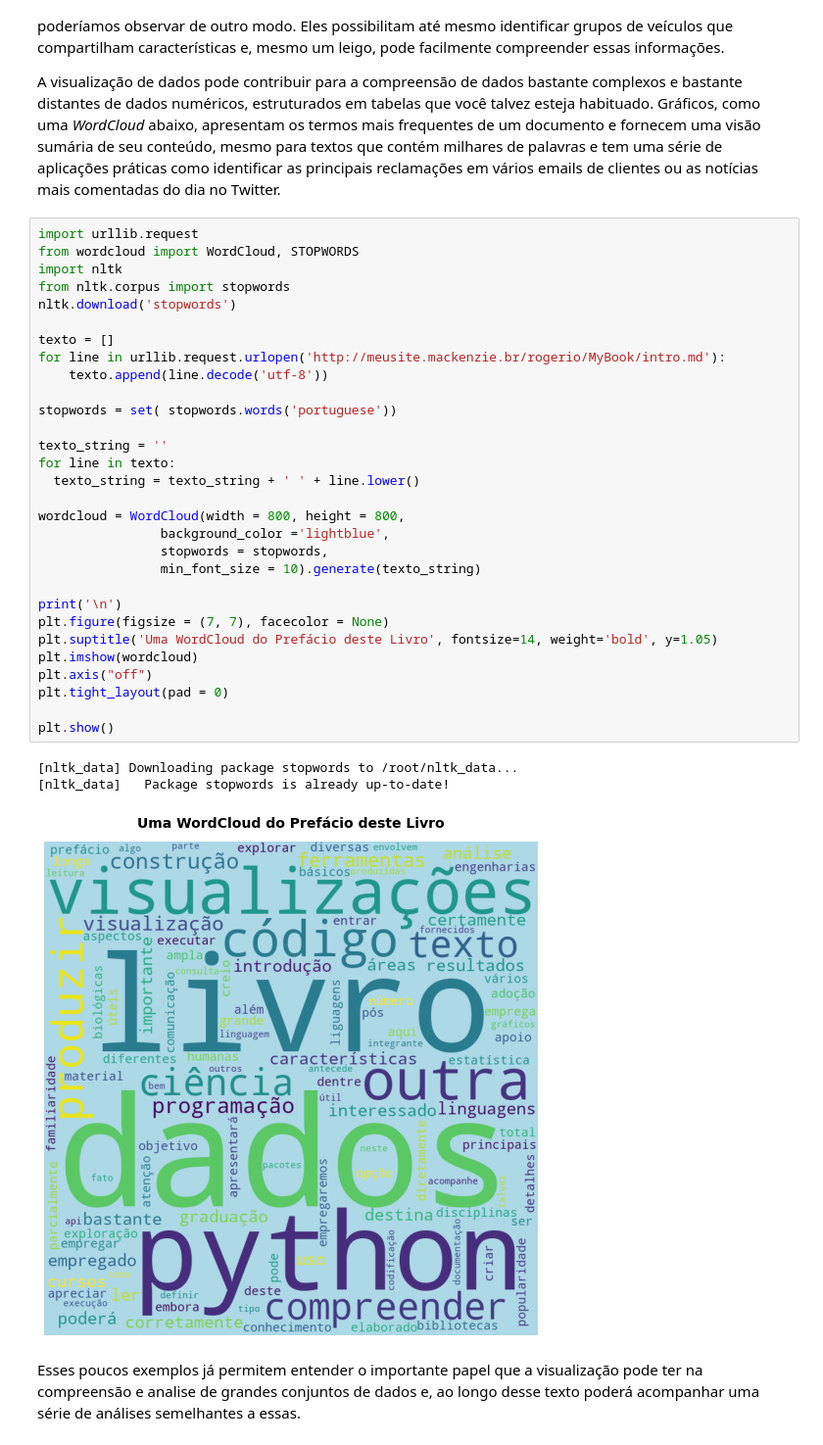
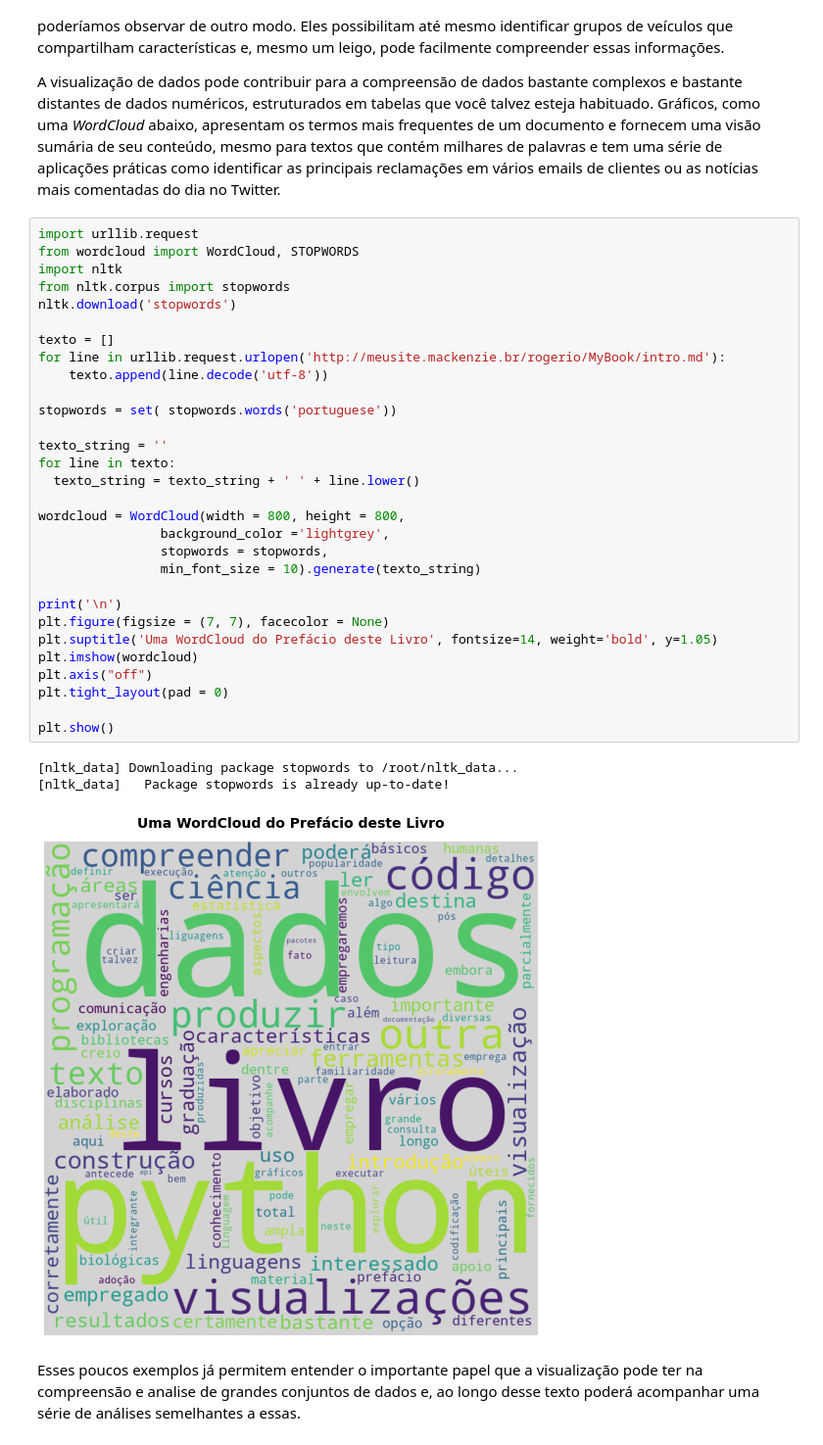
Before and after one commit to Rogerio-mack/Visualizacao-de-Dados-em-Python, a Jupyter notebook: c0_intro.ipynb, the cells around one changed output. Shown at 98% size. Cells and saved outputs as stored; diff of their text form.

```diff
--- a/c0_intro.ipynb
+++ b/c0_intro.ipynb
@@ -59,35 +61,35 @@ import urllib.request
 from wordcloud import WordCloud, STOPWORDS
 import nltk
 from nltk.corpus import stopwords
 nltk.download('stopwords')
 
 texto = []
 for line in urllib.request.urlopen('http://meusite.mackenzie.br/rogerio/MyBook/intro.md'):
     texto.append(line.decode('utf-8'))
 
 stopwords = set( stopwords.words('portuguese'))
 
 texto_string = ''
 for line in texto:
   texto_string = texto_string + ' ' + line.lower()
 
 wordcloud = WordCloud(width = 800, height = 800,
-				background_color ='lightblue',
+				background_color ='lightgrey',
 				stopwords = stopwords,
 				min_font_size = 10).generate(texto_string)
 
 print('\n')
 plt.figure(figsize = (7, 7), facecolor = None)
 plt.suptitle('Uma WordCloud do Prefácio deste Livro', fontsize=14, weight='bold', y=1.05)
 plt.imshow(wordcloud)
 plt.axis("off")
 plt.tight_layout(pad = 0)
 
 plt.show()
 # %% [output]
 [nltk_data] Downloading package stopwords to /root/nltk_data...
 [nltk_data]   Package stopwords is already up-to-date!
-[figure, old version]
+[figure, new version]
 # %% [markdown]
 Esses poucos exemplos já permitem entender o importante papel que a  visualização pode ter na compreensão e analise de grandes conjuntos de dados e, ao longo desse texto poderá acompanhar uma série de análises semelhantes a essas.
 # %% [markdown]
```
Also changed, not shown: parts of 3 cells of this notebook.
